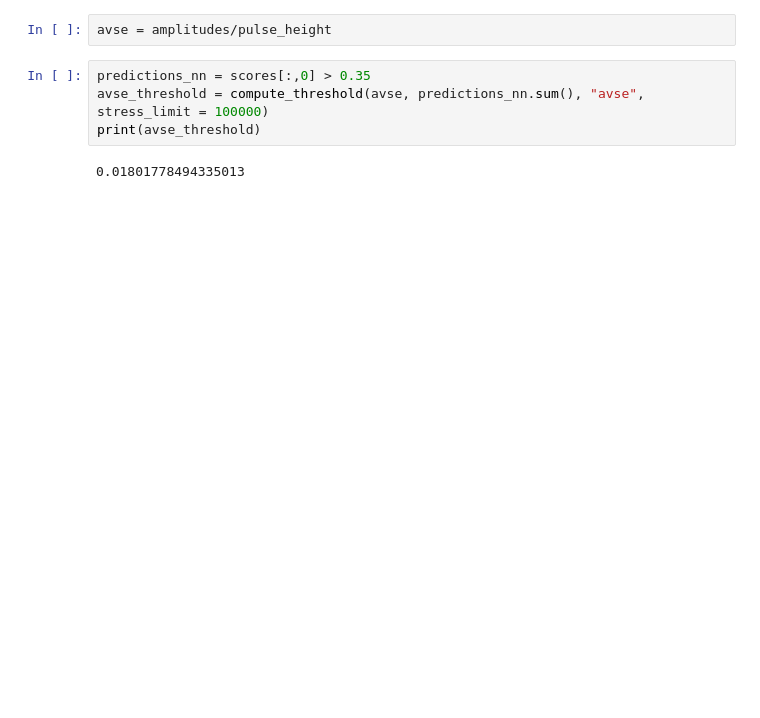
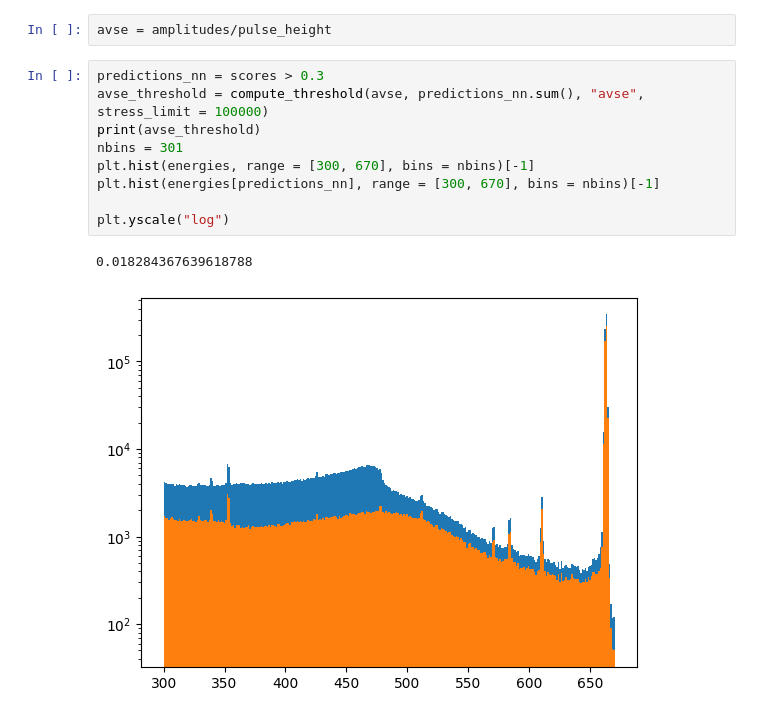
Before and after one commit to giachero/BEGepro, a Jupyter notebook: notebooks/test_crioconite.ipynb, the cells around one changed output. Cells and saved outputs as stored; diff of their text form; blank space fills up the shorter version.

```diff
--- a/notebooks/test_crioconite.ipynb
+++ b/notebooks/test_crioconite.ipynb
@@ -47,9 +47,15 @@ scores = classifier_class.classifier.predict(predictions)
 # %%
 avse = amplitudes/pulse_height
 # %%
-predictions_nn = scores[:,0] > 0.35
+predictions_nn = scores > 0.3
 avse_threshold = compute_threshold(avse, predictions_nn.sum(), "avse", stress_limit = 100000)
 print(avse_threshold)
+nbins = 301
+plt.hist(energies, range = [300, 670], bins = nbins)[-1]
+plt.hist(energies[predictions_nn], range = [300, 670], bins = nbins)[-1]
+
+plt.yscale("log")
 # %% [output]
-0.01801778494335013
+0.018284367639618788
+[figure, added]
 # %%
```
Also changed, not shown: parts of 11 cells of this notebook, 6 other files.
